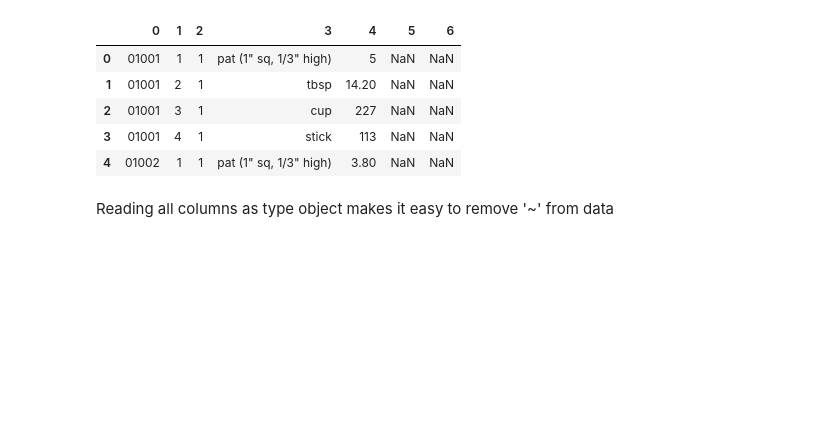
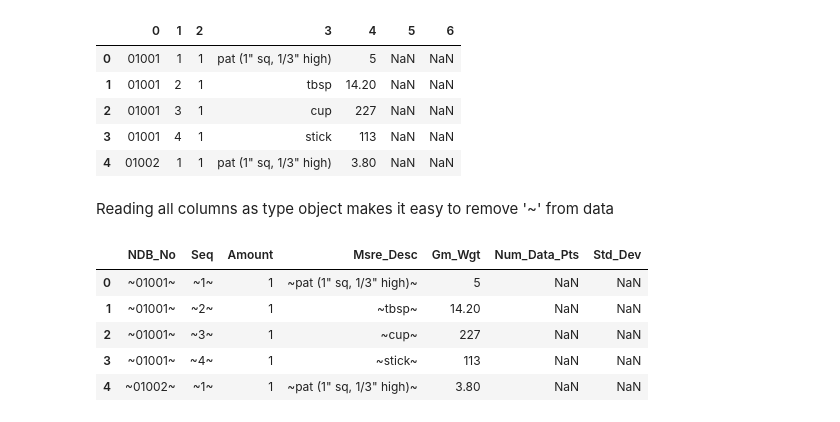
Before and after one commit to SalMaciel/nutrition_dataset, a Jupyter notebook: exploratory.ipynb, the cells around one changed output. Saved outputs shown, nothing was run; the diff lists cells and outputs as text; code cells hidden in the pictures; blank space fills up the shorter version.

```diff
--- a/exploratory.ipynb
+++ b/exploratory.ipynb
@@ -120,7 +132,8 @@ SRC_CD_df.head()
 | 3 | ~13~ | ~Analytical data from the literat... |
 | 4 | ~4~ | ~Calculated or imputed~ |
 # %%
-WEIGHT_df = pd.read_csv("data/WEIGHT.txt", sep = "^", header = None, encoding = "ISO-8859-1")
+data_path = os.path.join('data', 'WEIGHT.txt')
+WEIGHT_df = pd.read_csv(data_path, sep = "^", header = None, encoding = "ISO-8859-1", dtype = "object")
 WEIGHT_df.head()
 # %% [output]
 |  | 0 | 1 | 2 | 3 | 4 | 5 | 6 |
@@ -248,3 +261,24 @@ weight = ['NDB_No','Seq','Amount','Msre_Desc','Gm_Wgt','Num_Data_Pts','Std_Dev']
 footnote = ['NDB_No','Footnt_No','Footnt_Typ','Nutr_No','Footnt_Txt']
 datasrcln = ['NDB_No','Nutr_No','DataSrc_ID']
 data_src = ['DataSrc_ID','Authors','Title','Year','Journal','Vol_City','Issue_State','Start_Page','End_Page']
+# %%
+DATSRCLN_df.columns = datasrcln
+DERIV_CD_df.columns = Deriv_Cd
+FD_GROUP_df.columns = FD_Group
+FOOD_DES_df.columns = food_des
+FOOTNOTE_df.columns = footnote
+LANGDESC_df.columns = langdesc
+LANGUAL_df.columns = Langual
+NUT_DATA_df.columns = nut_data
+NUTR_DEF_df.columns = nutr_def
+SRC_CD_df.columns = SRC_CD
+WEIGHT_df.columns = weight
+# %%
+WEIGHT_df.head()
+# %% [output]
+|  | NDB_No | Seq | Amount | Msre_Desc | Gm_Wgt | Num_Data_Pts | Std_Dev |
+| 0 | ~01001~ | ~1~ | 1 | ~pat (1" sq, 1/3" high)~ | 5 | NaN | NaN |
+| 1 | ~01001~ | ~2~ | 1 | ~tbsp~ | 14.20 | NaN | NaN |
+| 2 | ~01001~ | ~3~ | 1 | ~cup~ | 227 | NaN | NaN |
+| 3 | ~01001~ | ~4~ | 1 | ~stick~ | 113 | NaN | NaN |
+| 4 | ~01002~ | ~1~ | 1 | ~pat (1" sq, 1/3" high)~ | 3.80 | NaN | NaN |
```
Also changed, not shown: parts of 15 cells of this notebook.
